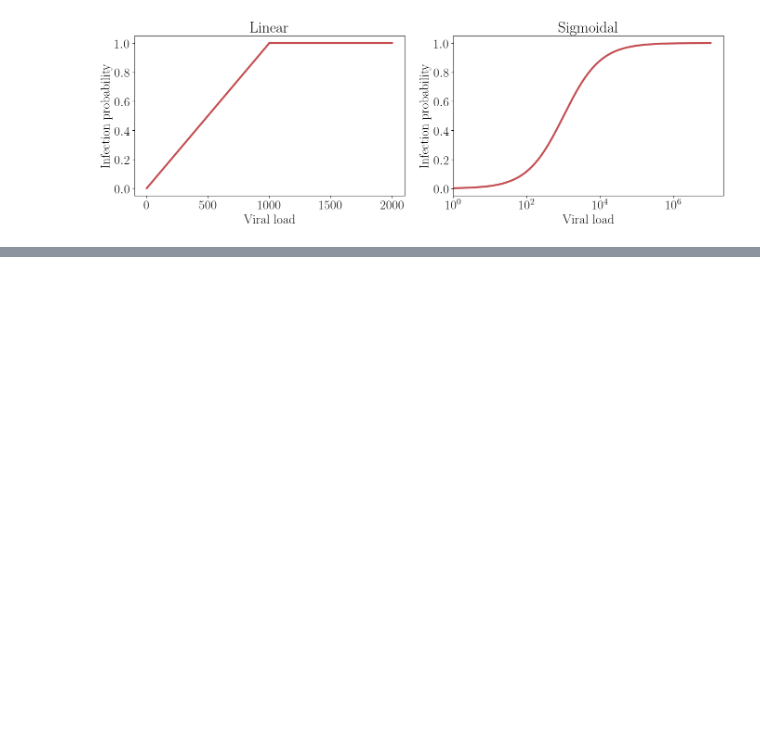
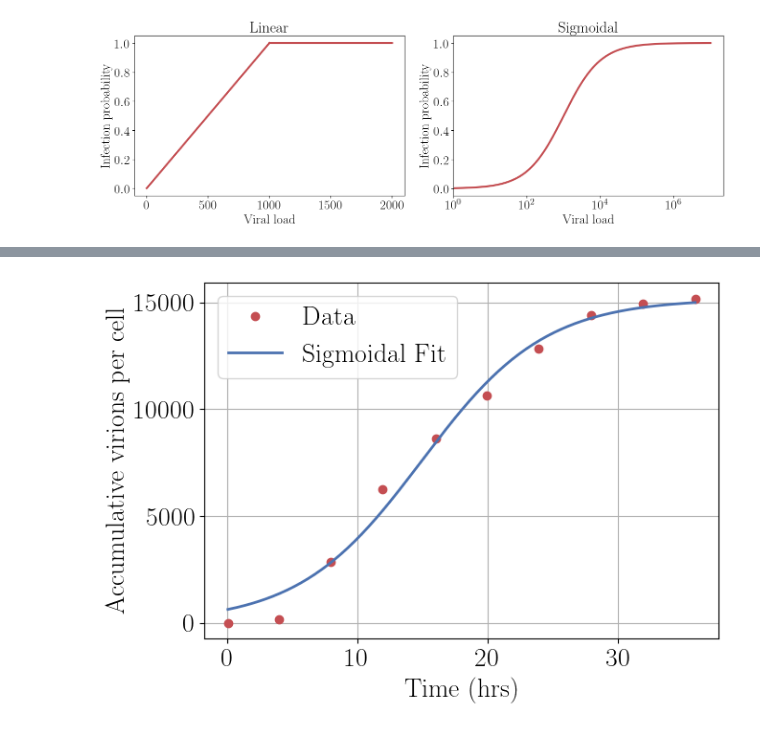
Before and after one commit to rblanco89/TissueFlu, a Jupyter notebook: utilities/tissuePlots.ipynb, the cells around one changed output, grey strips where cells are left out. Saved outputs shown, nothing was run; the diff lists cells and outputs as text; code cells hidden in the pictures; blank space fills up the shorter version.

Commit message:
virion production function implemented

```diff
--- a/utilities/tissuePlots.ipynb
+++ b/utilities/tissuePlots.ipynb
@@ -104,0 +110,43 @@ plt.show()
+# %%
+# Load data
+df = pd.read_csv('virions_per_cell.csv')
+x = df['Time'].values
+y = df['Virions'].values
+# %%
+# Define sigmoidal (logistic) function
+def sigmoid(t, L, k, t0):
+    return L / (1 + np.exp(-k * (t - t0)))
+
+# Derivative of sigmoid
+def sigmoid_derivative(t, L, k, t0):
+    exp_term = np.exp(-k * (t - t0))
+    return (L * k * exp_term) / (1 + exp_term)**2
+# %%
+# Initial guess: L=max, k=1, t0=midpoint
+p0 = [max(y), 1, np.median(x)]
+
+# Fit
+popt, _ = curve_fit(sigmoid, x, y, p0, maxfev=10000)
+L, k, t0 = popt
+
+# Generate fitted curve
+x_fit = np.linspace(min(x), max(x), 200)
+y_fit = sigmoid(x_fit, *popt)
+
+# Compute derivative
+y_derivative = sigmoid_derivative(x_fit, *popt)
+# %%
+# Plot
+fig, axs = plt.subplots(nrows=1, ncols=1, figsize=(7,5),facecolor='white')
+plt.plot(x, y, 'o', label='Data', color=palette[3])
+plt.plot(x_fit, y_fit, '-', lw=2, label='Sigmoidal Fit', color=palette[0])
+plt.xlabel('Time (hrs)')
+plt.ylabel('Accumulative virions per cell')
+plt.legend()
+plt.grid(True)
+plt.tight_layout()
+
+plt.savefig('viralProduction.png')
+plt.show()
+# %% [output]
+[figure, added]
```
Also changed, not shown: parts of 5 cells of this notebook, 8 other files.
